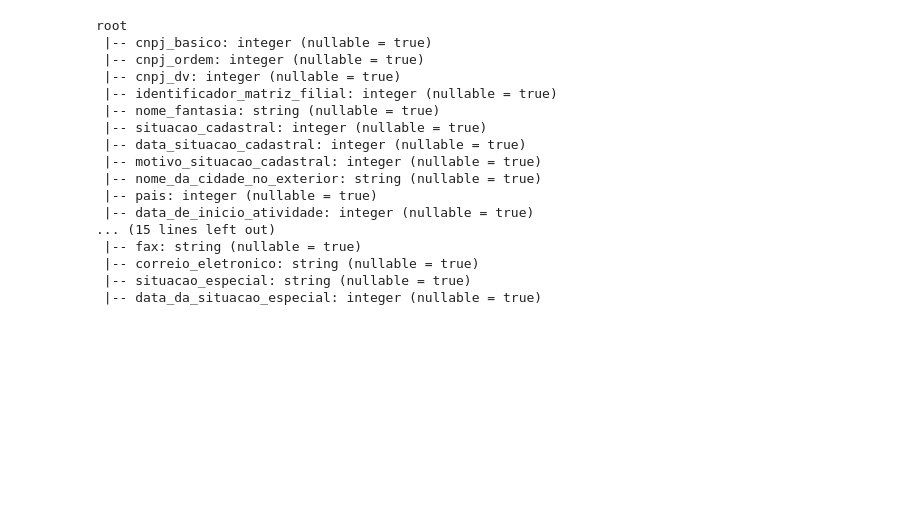
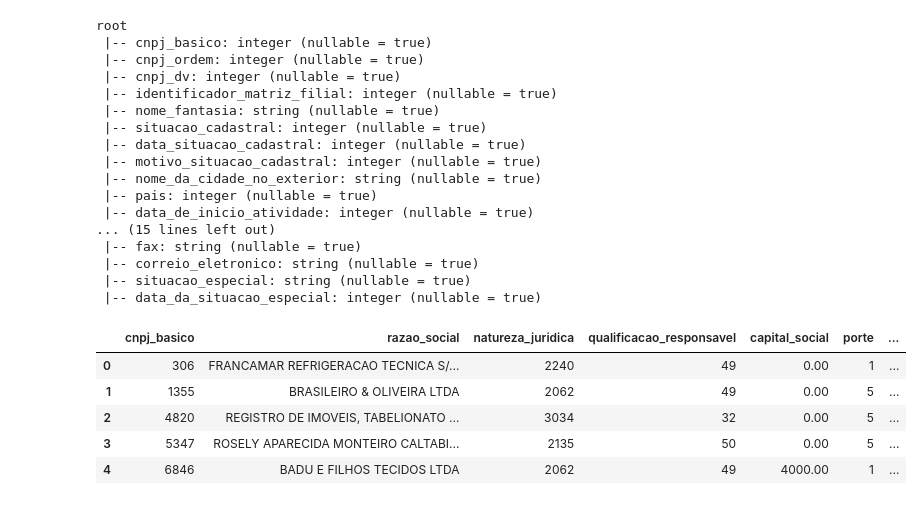
Before and after one commit to leticiafaria7/alura-courses, a Jupyter notebook: apache-spark/manipulando_dados.ipynb, the cells around one changed output. Drawn from its saved outputs; the diff is of its cells as text; code cells hidden in the pictures; blank space fills up the shorter version.

```diff
--- a/apache-spark/manipulando_dados.ipynb
+++ b/apache-spark/manipulando_dados.ipynb
@@ -196,3 +199,15 @@ root
  |-- correio_eletronico: string (nullable = true)
  |-- situacao_especial: string (nullable = true)
  |-- data_da_situacao_especial: integer (nullable = true)
+# %%
+# alterar o tipo da coluna de capital social da empresa
+
+empresas = empresas.withColumn('capital_social', f.regexp_replace('capital_social', ',', '.'))
+empresas.limit(5).toPandas()
+# %% [output]
+|  | cnpj_basico | razao_social | natureza_juridica | qualificacao_responsavel | capital_social | porte | ... |
+| 0 | 306 | FRANCAMAR REFRIGERACAO TECNICA S/... | 2240 | 49 | 0.00 | 1 | ... |
+| 1 | 1355 | BRASILEIRO & OLIVEIRA LTDA | 2062 | 49 | 0.00 | 5 | ... |
+| 2 | 4820 | REGISTRO DE IMOVEIS, TABELIONATO ... | 3034 | 32 | 0.00 | 5 | ... |
+| 3 | 5347 | ROSELY APARECIDA MONTEIRO CALTABI... | 2135 | 50 | 0.00 | 5 | ... |
+| 4 | 6846 | BADU E FILHOS TECIDOS LTDA | 2062 | 49 | 4000.00 | 1 | ... |
```
Also changed, not shown: parts of 11 cells of this notebook.
